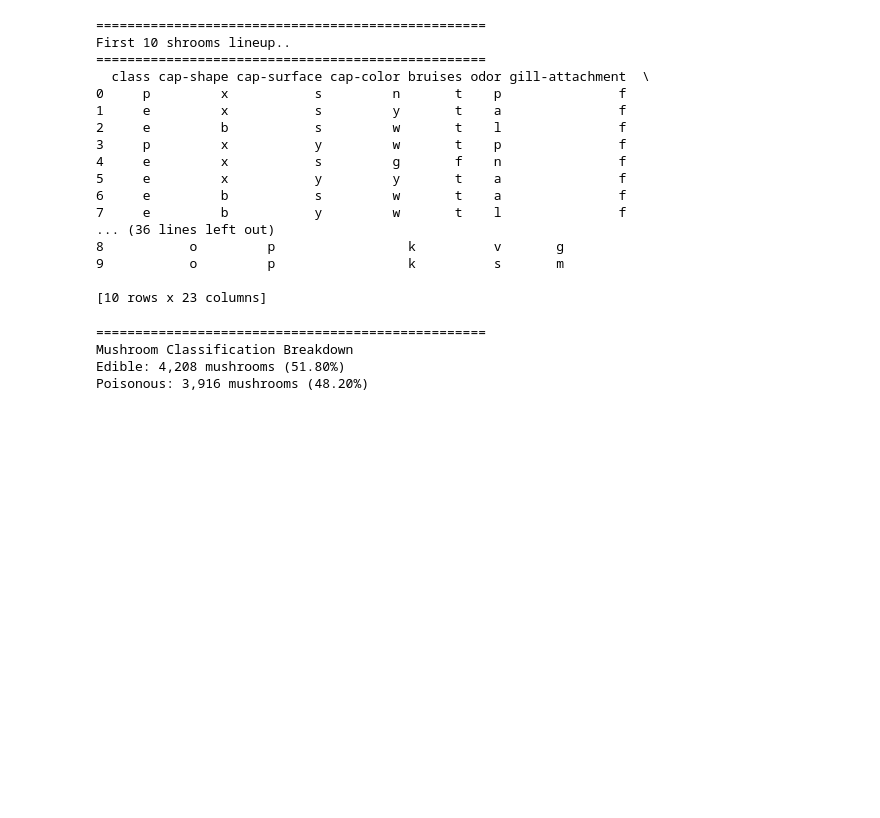
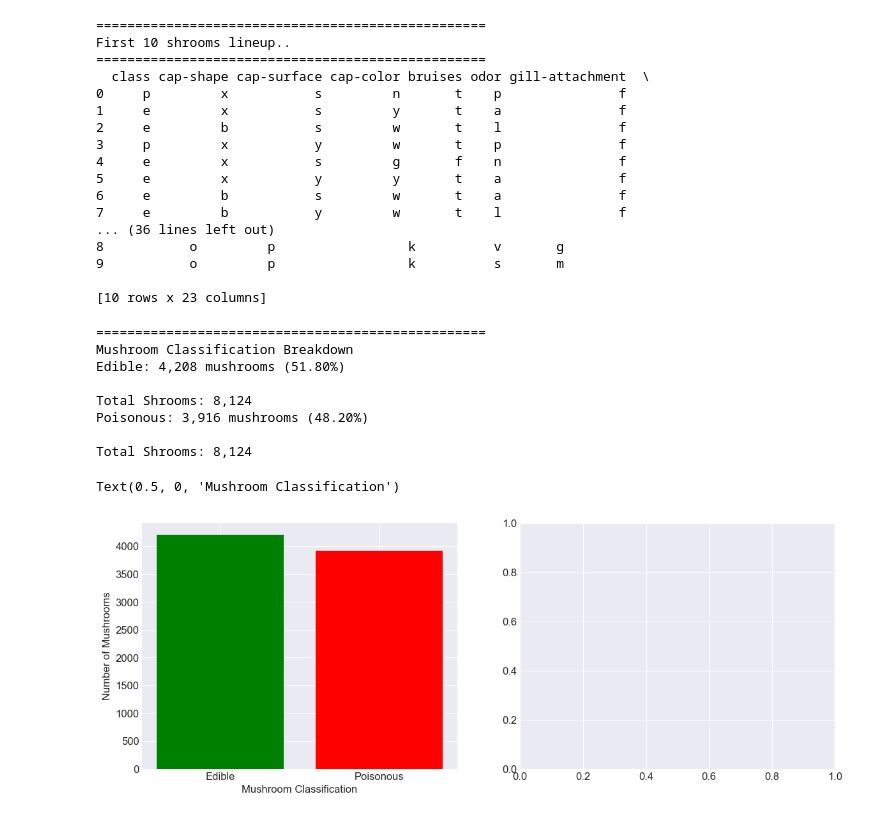
Before and after one commit to tvnisxq/watchOutForThoseShrooms-, a Jupyter notebook: mushroomClassification.ipynb, the cells around one changed output. Drawn from its saved outputs; the diff is of its cells as text; code cells hidden in the pictures; blank space fills up the shorter version.

```diff
--- a/mushroomClassification.ipynb
+++ b/mushroomClassification.ipynb
@@ -133,8 +133,34 @@ for class_label in class_counts.index:
 
     # Print the class name, count with comma formatting, and percentage
     print(f"{class_name}: {count:,} mushrooms ({percentage:.2f}%)")
+
+    print(f"\nTotal Shrooms: {len(df):,}")
 # %% [output]
 ==================================================
 Mushroom Classification Breakdown
 Edible: 4,208 mushrooms (51.80%)
+
+Total Shrooms: 8,124
 Poisonous: 3,916 mushrooms (48.20%)
+
+Total Shrooms: 8,124
+# %%
+# Visualizing the distributions
+fig, axes = plt.subplots(1, 2, figsize=(14, 5))
+
+# Bar Chart
+colors = ['green', 'red'] # Green for safe, red for danger
+
+# Create a bar chart on the first subplot (axes[0])
+# X-axis labels: 'Edible' and 'Poisonous
+# Y-axis values: counts of edible and poisonous shrooms from class_counts dictionary
+axes[0].bar(['Edible', 'Poisonous'],
+            [class_counts['e'], class_counts['p']],
+            color=colors)
+# Set the label for the Y-axis
+axes[0].set_ylabel('Number of Mushrooms')
+# Set the lable for the X-axis
+axes[0].set_xlabel('Mushroom Classification')
+# %% [output]
+Text(0.5, 0, 'Mushroom Classification')
+[figure, added]
```
